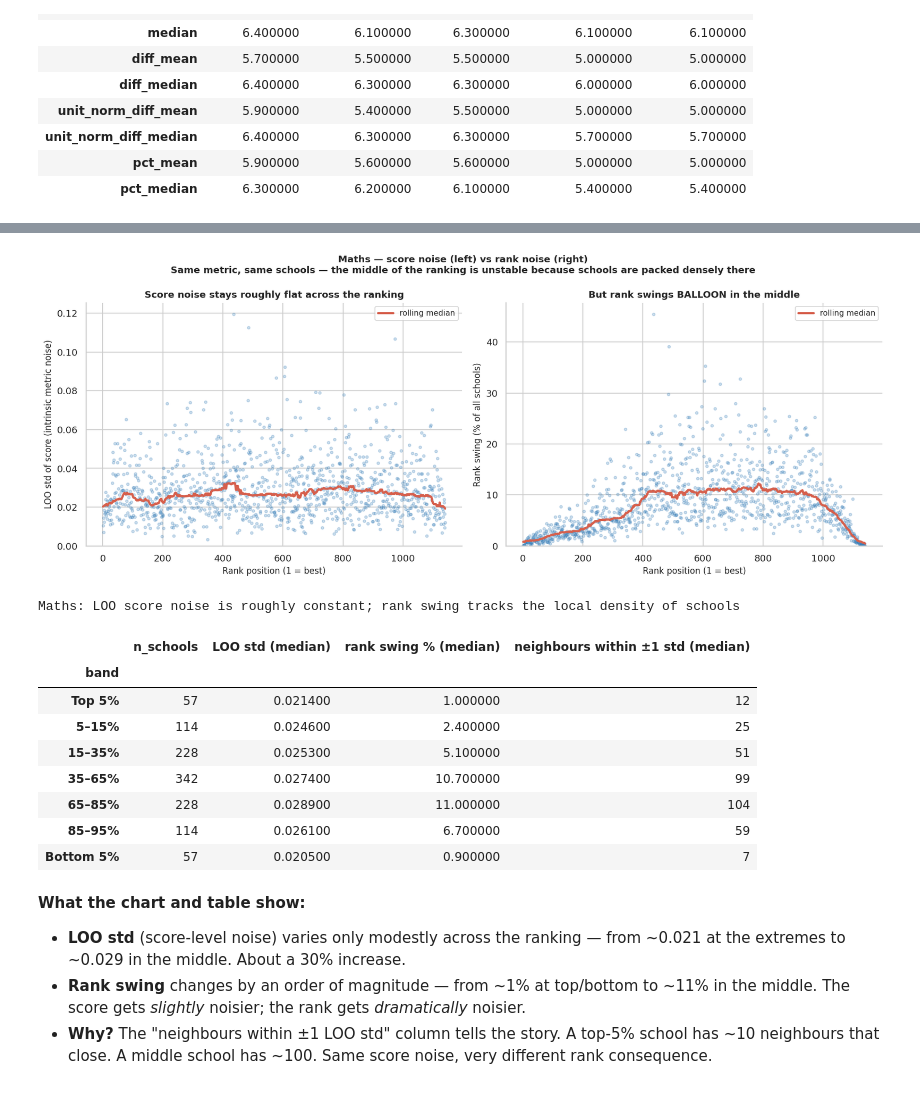
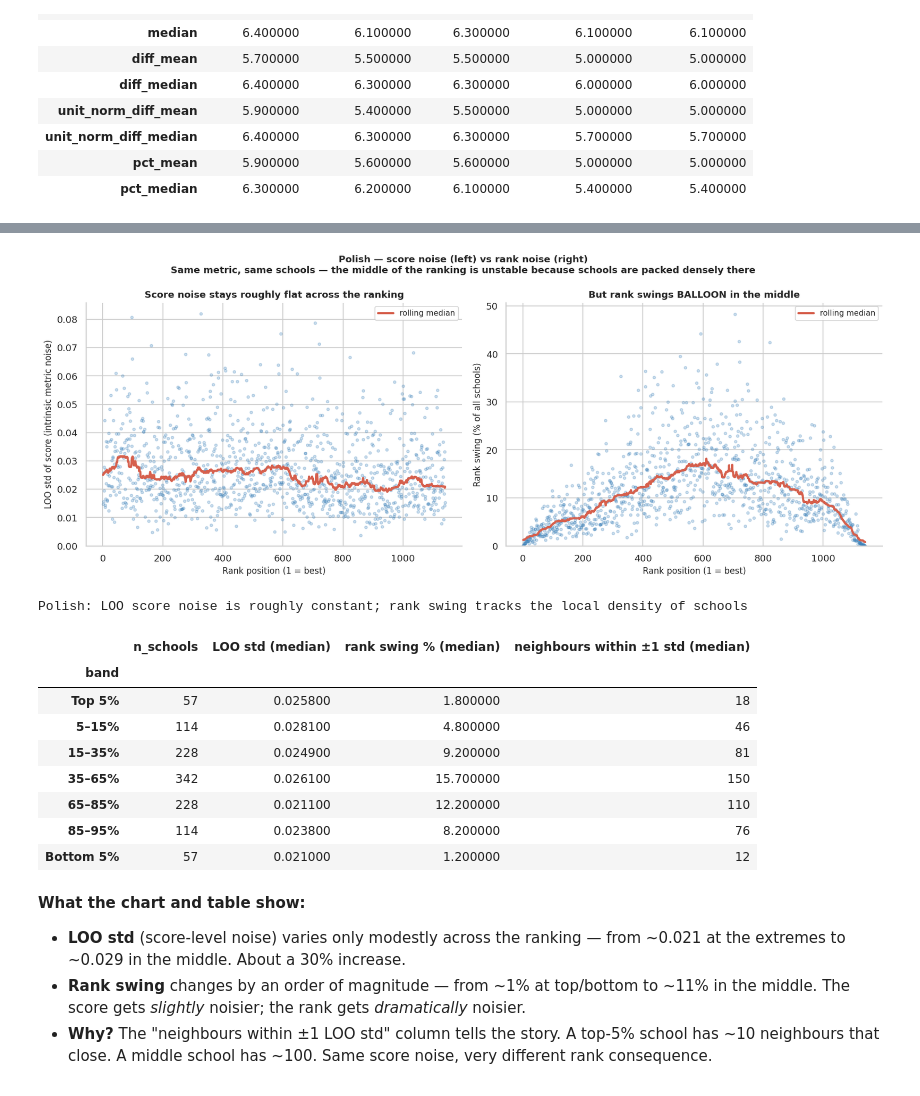
Before and after one commit to herbakamil/compare-primary-schools-mazowieckie, a Jupyter notebook: notebooks/how_to_measure_school_quality.ipynb, the cells around one changed output, grey strips where cells are left out. Drawn from its saved outputs; the diff is of its cells as text; code cells hidden in the pictures.

```diff
--- a/notebooks/how_to_measure_school_quality.ipynb
+++ b/notebooks/how_to_measure_school_quality.ipynb
@@ -1618,7 +1639,7 @@ for subject in core_short:
     display(
         overall_table.style
         .set_uuid(f'loo_overall_{subject}')
-        .highlight_min(axis=1, props='background-color: #c6efce !important; color: black !important;')
+        .highlight_min(axis=0, props='background-color: #c6efce !important; color: black !important;')
         .set_caption(
             f'{subject_label}: overall median relative LOO std per metric and aggregation method'
             ' (green = most stable aggregation for that metric)'
@@ -2058,7 +2081,7 @@ shifts cross many of them — not by the metric being worse in the middle.
 # All schools that have data in every year (so the LOO folds are comparable).
 PRIMARY_METRIC = 'unit_norm_diff_mean'
 PRIMARY_AGG    = 'mean_weighted_by_students_count'
-PRIMARY_SUBJECT = 'matematyka'
+PRIMARY_SUBJECT = 'polski'
 
 # Pull the LOO fold scores per school for the primary (metric, agg, subject)
 primary_folds = loo_extended[loo_extended['aggregation_method'] == PRIMARY_AGG]
@@ -2127,44 +2150,44 @@ n_df = pd.DataFrame(neighbour_counts)
 
 # Summary by percentile band
 BANDS = [
     ('Top 5%',    lambda r: r <= 0.05 * N_total),
     ('5–15%',     lambda r: (0.05 * N_total < r) & (r <= 0.15 * N_total)),
     ('15–35%',    lambda r: (0.15 * N_total < r) & (r <= 0.35 * N_total)),
     ('35–65%',    lambda r: (0.35 * N_total < r) & (r <= 0.65 * N_total)),
     ('65–85%',    lambda r: (0.65 * N_total < r) & (r <= 0.85 * N_total)),
     ('85–95%',    lambda r: (0.85 * N_total < r) & (r <= 0.95 * N_total)),
     ('Bottom 5%', lambda r: r > 0.95 * N_total),
 ]
 rows = []
 for band_name, band_fn in BANDS:
     band_mask = n_df['rank'].apply(band_fn)
     band_data = n_df.loc[band_mask]
     band_rspos = band_data['rspo'].tolist()
     if not band_rspos: continue
     rows.append({
         'band':                band_name,
         'n_schools':           len(band_data),
         'LOO std (median)':    round(school_loo_std.loc[band_rspos].median(), 4),
         'rank swing % (median)': round(school_rank_swing.loc[band_rspos].median(), 1),
         'neighbours within ±1 std (median)': int(band_data['n_neighbours'].median()),
     })
 density_table = pd.DataFrame(rows).set_index('band')
 display(density_table.style.set_caption(
     f'{SUBJECT_LABELS[PRIMARY_SUBJECT]}: LOO score noise is roughly constant; '
     'rank swing tracks the local density of schools'
 ))
 # %% [output]
-[figure, old version]
+[figure, new version]
-Maths: LOO score noise is roughly constant; rank swing tracks the local density of schools
+Polish: LOO score noise is roughly constant; rank swing tracks the local density of schools
 |  | n_schools | LOO std (median) | rank swing % (median) | neighbours within ±1 std (median) |
 | band |  |  |  |  |
-| Top 5% | 57 | 0.021400 | 1.000000 | 12 |
-| 5–15% | 114 | 0.024600 | 2.400000 | 25 |
-| 15–35% | 228 | 0.025300 | 5.100000 | 51 |
-| 35–65% | 342 | 0.027400 | 10.700000 | 99 |
-| 65–85% | 228 | 0.028900 | 11.000000 | 104 |
-| 85–95% | 114 | 0.026100 | 6.700000 | 59 |
-| Bottom 5% | 57 | 0.020500 | 0.900000 | 7 |
+| Top 5% | 57 | 0.025800 | 1.800000 | 18 |
+| 5–15% | 114 | 0.028100 | 4.800000 | 46 |
+| 15–35% | 228 | 0.024900 | 9.200000 | 81 |
+| 35–65% | 342 | 0.026100 | 15.700000 | 150 |
+| 65–85% | 228 | 0.021100 | 12.200000 | 110 |
+| 85–95% | 114 | 0.023800 | 8.200000 | 76 |
+| Bottom 5% | 57 | 0.021000 | 1.200000 | 12 |
 # %% [markdown]
 **What the chart and table show:**
 
```
Also changed, not shown: parts of 18 cells of this notebook.
